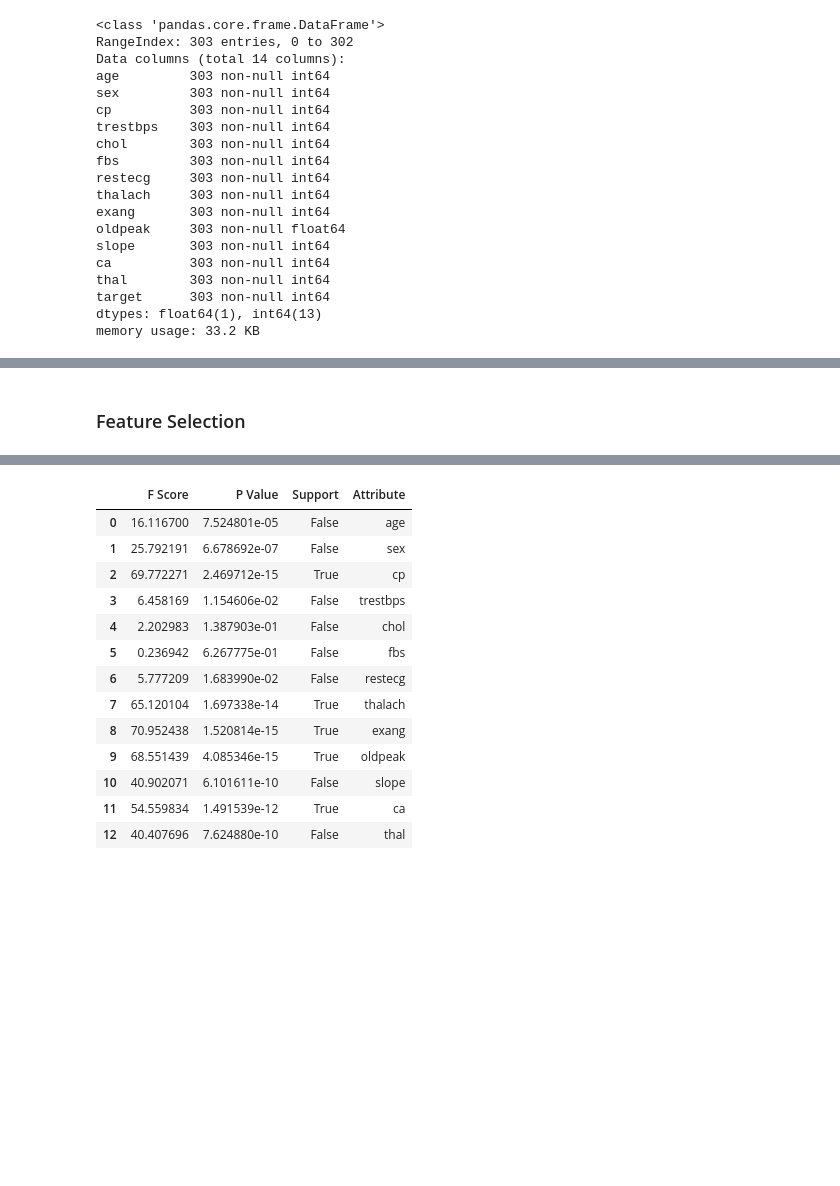
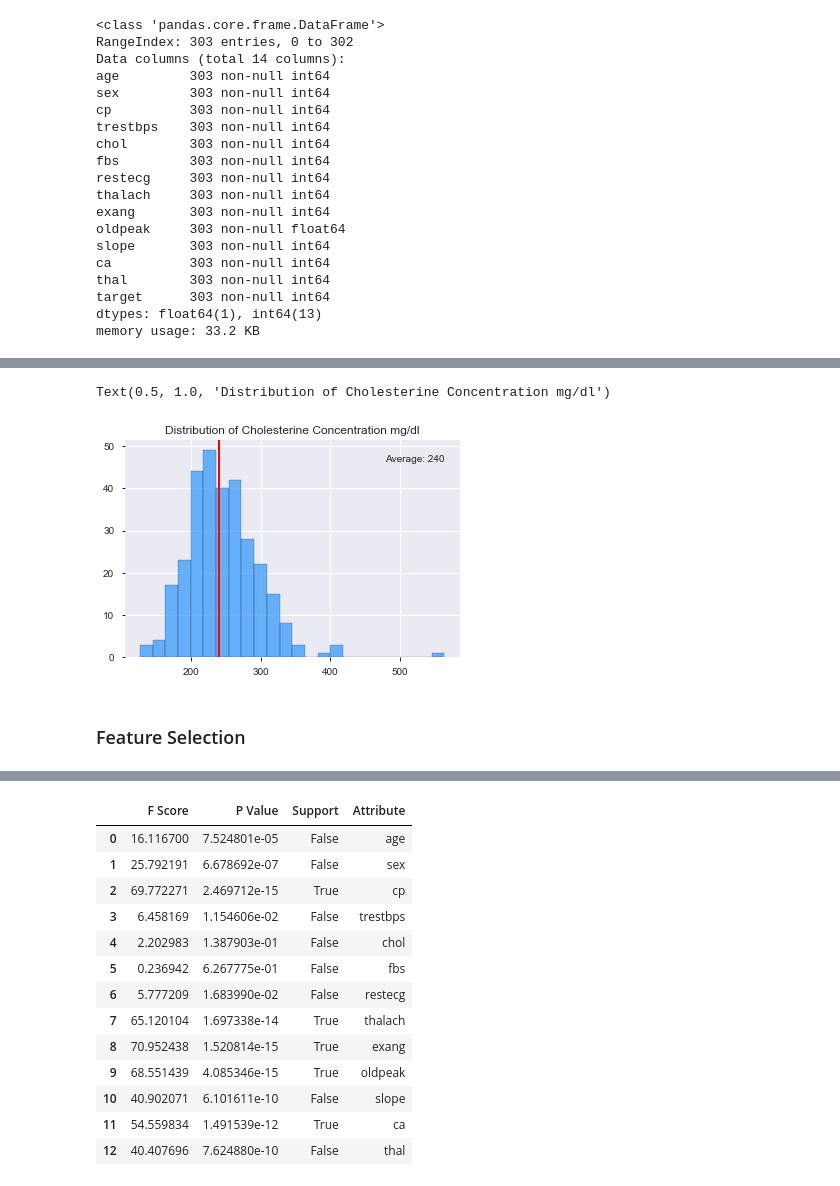
Before and after one commit to memmelma/data_analysis_heart_disease, a Jupyter notebook: heart_jupyter_notebook_master.ipynb, the cells around one changed output, grey strips where cells are left out. Drawn from its saved outputs; the diff is of its cells as text; code cells hidden in the pictures; blank space fills up the shorter version.

```diff
--- a/heart_jupyter_notebook_master.ipynb
+++ b/heart_jupyter_notebook_master.ipynb
@@ -80,0 +185,16 @@ memory usage: 33.2 KB
+# %%
+avg = 240
+
+result = plt.hist(df[['chol']].values, bins=24, color='dodgerblue', edgecolor='k', alpha=0.65)
+plt.axvline(avg, color='r', linewidth=2)
+
+_, max_ = plt.ylim()
+
+plt.text(435 + 435/10,
+         max_ - max_/10,
+         'Average: {:}'.format(avg))
+
+plt.title('Distribution of Cholesterine Concentration mg/dl')
+# %% [output]
+Text(0.5, 1.0, 'Distribution of Cholesterine Concentration mg/dl')
+[figure, added]
@@ -81,3 +203,5 @@ memory usage: 33.2 KB
+# %% [markdown]
+### Feature Selection
 # %%
 df.corr()
 # %% [output]
@@ -96,5 +220,3 @@ df.corr()
 | ca | 0.276326 | 0.118261 | -0.181053 | 0.101389 | 0.070511 | 0.137979 | -0.072042 | -0.213177 | 0.115739 | 0.222682 | -0.080155 | ... |
 | thal | 0.068001 | 0.210041 | -0.161736 | 0.062210 | 0.098803 | -0.032019 | -0.011981 | -0.096439 | 0.206754 | 0.210244 | -0.104764 | ... |
 | target | -0.225439 | -0.280937 | 0.433798 | -0.144931 | -0.085239 | -0.028046 | 0.137230 | 0.421741 | -0.436757 | -0.430696 | 0.345877 | ... |
-# %% [markdown]
-### Feature Selection
```
Also changed, not shown: parts of 32 cells of this notebook.
